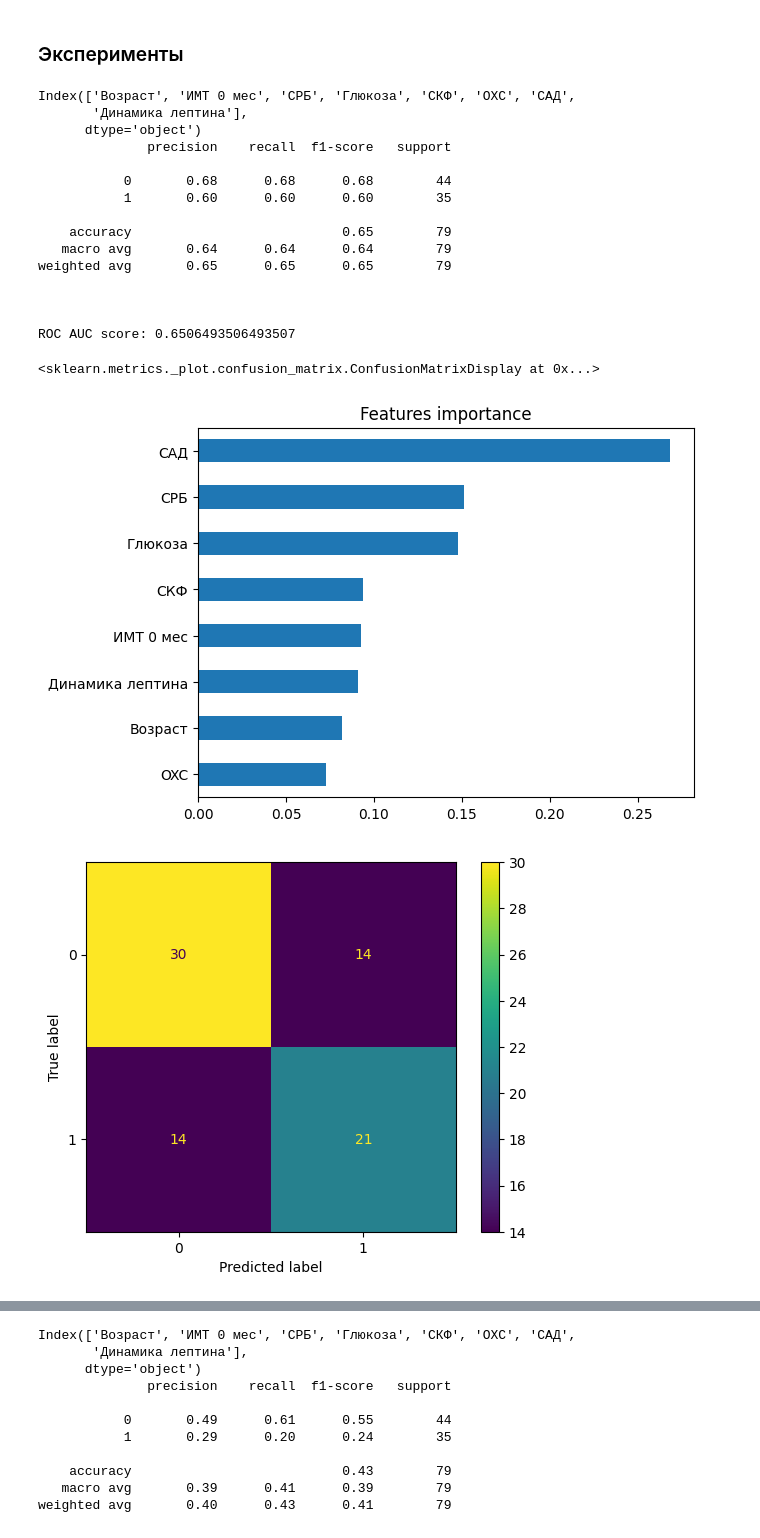
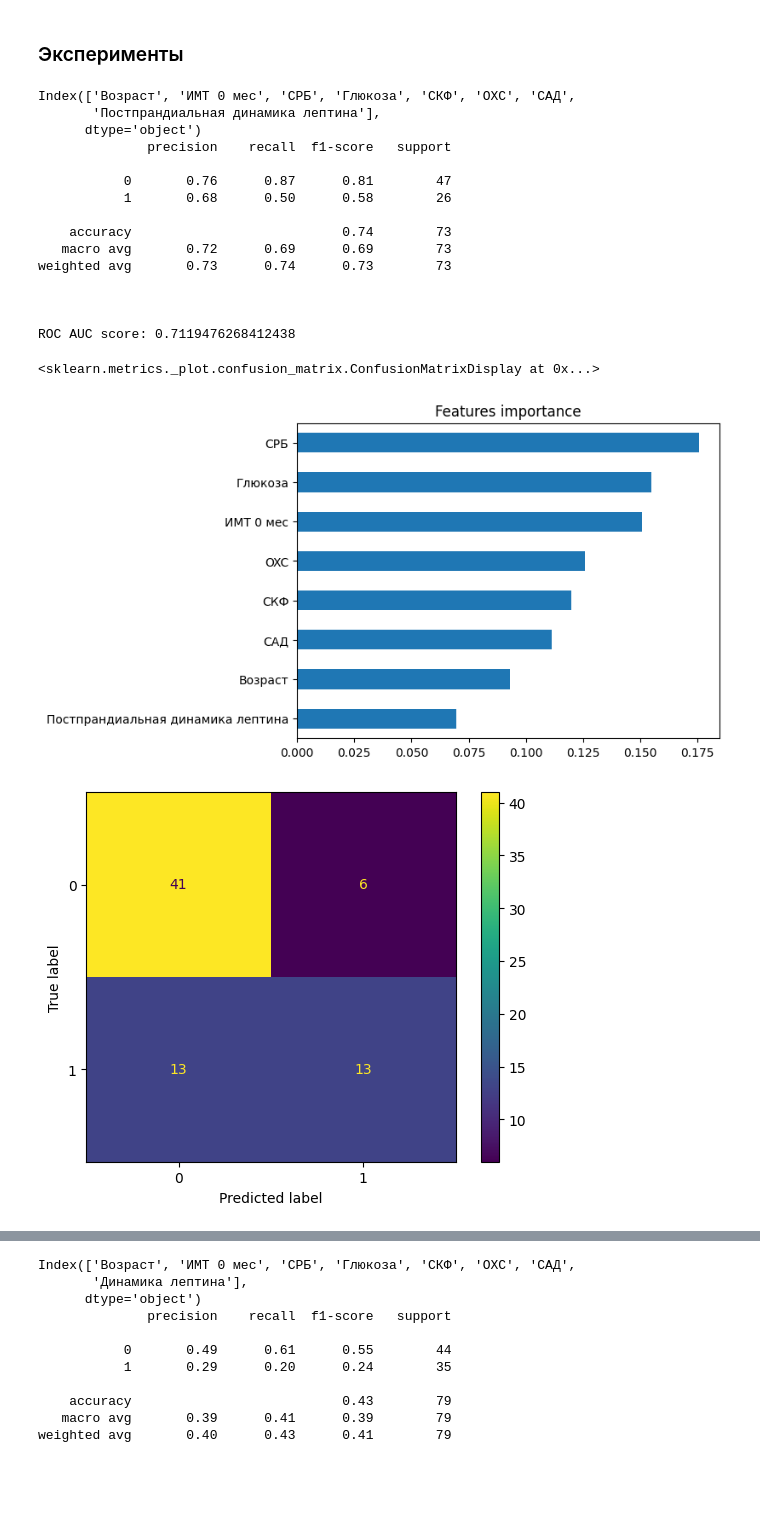
Before and after one commit to geniusserg/Endocrinology, a Jupyter notebook: experiments.ipynb, the cells around one changed output, grey strips where cells are left out. Cells and saved outputs as stored; diff of their text form; code cells hidden in the pictures; blank space fills up the shorter version.

```diff
--- a/experiments.ipynb
+++ b/experiments.ipynb
@@ -386,46 +384,47 @@ plot_quality_vs_removed(samples_removed, model_quality, ci)
 # %% [markdown]
 ### Эксперименты
 # %%
-dt = Dataset(dataset_path="data/dataset.xlsx"); dt.preprocess(medicine="SIB")
+dt = Dataset(dataset_path="data/dataset.xlsx"); dt.preprocess(medicine="SIB", data_filtering=True)
 
 mode, extra = "3_month", False
 
 if mode=="6_month":
     params_good =  [ "ИМТ 3 мес", "СРБ", 'OXC', "Динамика лептина", "Глюкоза", 'СКФ', "САД", "% потери веса 3 мес"]
 else:
-    params_good = [ 'Возраст', 'ИМТ 0 мес', 'СРБ', 'Глюкоза', 'СКФ', 'OXC', 'САД', 'Динамика лептина']
+    params_good = ['Возраст', 'ИМТ 0 мес', 'СРБ', 'Глюкоза', 'СКФ', 'OXC', 'САД', "Постпрандиальная динамика лептина"]
+
 if extra == True and mode == "3_month":
     params_good.extend(['ГПП 1 нг/мл 0 мес', 'ГИП (пг/мл) 0 мес', 'Грелин (нг/мл) 0 мес', 'miR142 (ПЛАЗМА) 0 мес', 'sST2 нг/мл (15,15-26,86) 0 мес' ])
 if extra == True and mode == "3_month":
     params_good.extend(['ГПП 1 нг/мл 0 мес', 'ГИП (пг/мл) 0 мес',  'miR142 (ПЛАЗМА) 0 мес'])
 
 if mode == "6_month":
     X, y = dt.get_X_y("SIB", 7, params=params_good, target_type="both")
 else:
     X, y = dt.get_X_y("SIB", 5, params=params_good, target_type="A")
 
 model = XGBClassifier()
 model, X, y_true, y_pred, y_pred_proba = classification_experiment(model, X, y, use_pipeline=False)
 y_true = np.array(y_true)
 experiment_logger(model, X, y_true, y_pred, y_pred_proba)
 # get_CI(y_true, y_pred)
 # loo_res = loo_data_valuation(model, X, y)
 # %% [output]
 Index(['Возраст', 'ИМТ 0 мес', 'СРБ', 'Глюкоза', 'СКФ', 'OXC', 'САД',
-       'Динамика лептина'],
+       'Постпрандиальная динамика лептина'],
       dtype='object')
               precision    recall  f1-score   support
 
-           0       0.68      0.68      0.68        44
-           1       0.60      0.60      0.60        35
+           0       0.76      0.87      0.81        47
+           1       0.68      0.50      0.58        26
 
-    accuracy                           0.65        79
-   macro avg       0.64      0.64      0.64        79
-weighted avg       0.65      0.65      0.65        79
+    accuracy                           0.74        73
+   macro avg       0.72      0.69      0.69        73
+weighted avg       0.73      0.74      0.73        73
 
 
 
-ROC AUC score: 0.6506493506493507
+ROC AUC score: 0.7119476268412438
 <sklearn.metrics._plot.confusion_matrix.ConfusionMatrixDisplay at 0x...>
-[figure, old version]
+[figure, new version]
-[figure, old version]
+[figure, new version]
```
Also changed, not shown: parts of 2 cells of this notebook.
